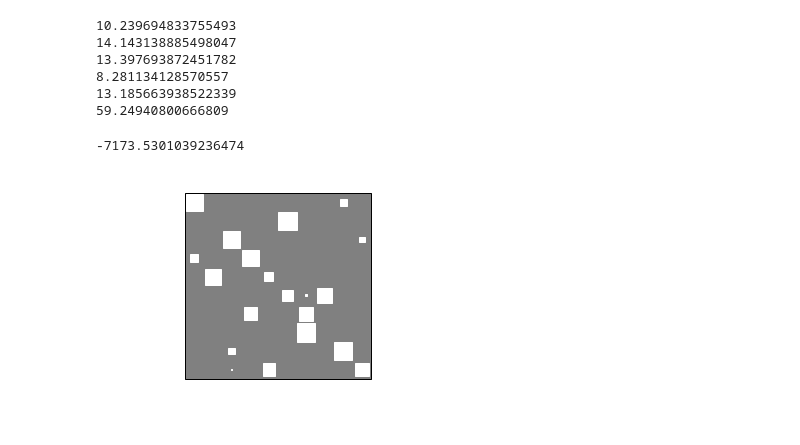
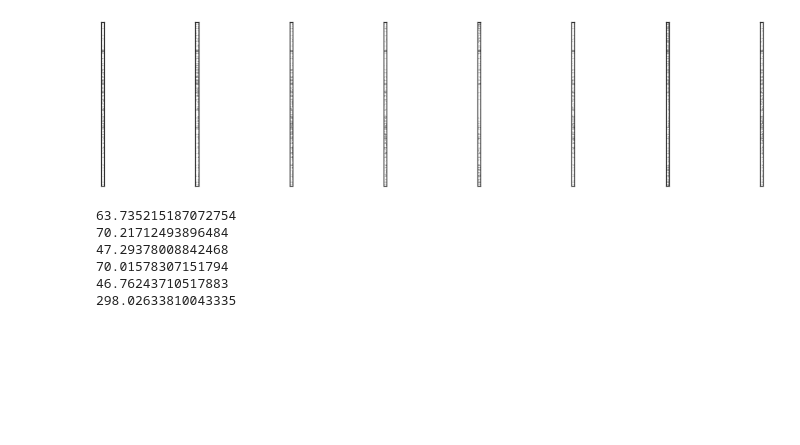
Before and after one commit to ckemere/SimulatedReplayStatistics, a Jupyter notebook: HMMForSpikingData.ipynb, the cells around one changed output. Drawn from its saved outputs; the diff is of its cells as text; code cells hidden in the pictures; blank space fills up the shorter version.

```diff
--- a/HMMForSpikingData.ipynb
+++ b/HMMForSpikingData.ipynb
@@ -4,3 +4,18 @@ with open("vonMisesData.p", "rb") as input_file:
     [NumNeurons, NeuronParameters, WorldParameters, Neurons,
          NumTrajectories, TrajStartPos, RatRadialSpeed, TrajLength, SpikeRasters] = pickle.load(input_file)
+# %%
+# All imports here...
+import numpy as np
+
+import time
+
+from hmmlearn import hmm # see https://github.com/ckemere/hmmlearn
+
+import seaborn as sns
+from matplotlib import pyplot as plt
+%matplotlib inline
+
+# display place field coverage of a particular environment
+sns.set(rc={'figure.figsize': (18, 4),'lines.linewidth': 2, 'font.size': 18, 'axes.labelsize': 16, 'legend.fontsize': 12, 'ytick.labelsize': 12, 'xtick.labelsize': 12 })
+sns.set_style("white")
 # %%
@@ -20,24 +34,18 @@ def BinSpikeRasters(Rasters, BinWidth=0.25, NBins=0) :
             BinnedRasters[np.int(s/BinWidth), k] += 1
     return BinnedRasters
 # %%
-import time
 
 t0 = time.time();
 # Train model with first environment
-bb = BinSpikeRasters(SpikeRasters[0][0])
 NTrain = 500
 NTest = 500
-BinLength = 0.25 # 250 ms bins
-NBins = np.int(TrajLength / BinLength)
+BinWidth = 0.25 # 250 ms bins
+NBins = np.int(TrajLength / BinWidth)
 TrainingData = []
-SequenceLengths = []
 for w in range(WorldParameters['NEnv']) :
-    TrainingData.append(np.zeros((NBins * NTrain, NumNeurons)))
-    SequenceLengths.append(np.zeros(NTrain))
+    TrainingData.append([])
     for k in range(NTrain) :
-        TrainingData[w][(k*NBins):((k+1)*NBins), :] = BinSpikeRasters(SpikeRasters[w][k])
-        SequenceLengths[w][k] = NBins
-
+        TrainingData[w].append(BinSpikeRasters(SpikeRasters[w][k], BinWidth=BinWidth, NBins=NBins))
 t1 = time.time();
-print(t1-t0)
+print("Time elapsed for binning: ", t1-t0)
 # %% [output]
@@ -44,0 +53,8 @@ print(t1-t0)
+# %%
+from hinton import hinton
+f, axarr = plt.subplots(1,8)
+for k in range(8):
+    plt.sca(axarr[k])
+    hinton(TrainingData[0][k])
+# %% [output]
+[figure, added]
@@ -45,38 +91,18 @@ print(t1-t0)
 # %%
-from hmmlearn import hmm
-Model = []
-NStates = 10
 t0 = time.time();
-for w in range(WorldParameters['NEnv']) :
-    Model.append(hmm.PoissonHMM(n_components=NStates, n_iter=100))
-    #Model.append(hmm.GaussianHMM(n_components=NStates, covariance_type='diag', n_iter=100))
-
 
 for w in range(WorldParameters['NEnv']) :
     t1 = time.time();
     # Build an HMM instance and set parameters
-    Model[w].fit(TrainingData[w], lengths=SequenceLengths[w])
+    Model[w].fit(StackedTrainingData[w], lengths=TrainingSequenceLengths[w])
     t2 = time.time();
     print(t2-t1)
 t3 = time.time();
-print(t3-t0) # ~120 s total
+print(t3-t0) # ~300 s total for 1000 neurons
 # %% [output]
-10.239694833755493
-14.143138885498047
-13.397693872451782
-8.281134128570557
-13.185663938522339
-59.24940800666809
+63.735215187072754
+70.21712493896484
+47.29378008842468
+70.01578307151794
+46.76243710517883
+298.02633810043335
-# %%
-import bayespy.plot as bpplt
-%matplotlib inline
-bpplt.pyplot.figure()
-
-
-bpplt.hinton(Model[1].transmat_)
-
-bs = BinSpikeRasters(SpikeRasters[0][501])
-Model[0].score(bs)
-# %% [output]
--7173.5301039236474
-[figure, removed]
```
Also changed, not shown: parts of 10 cells of this notebook, 5 other files.
